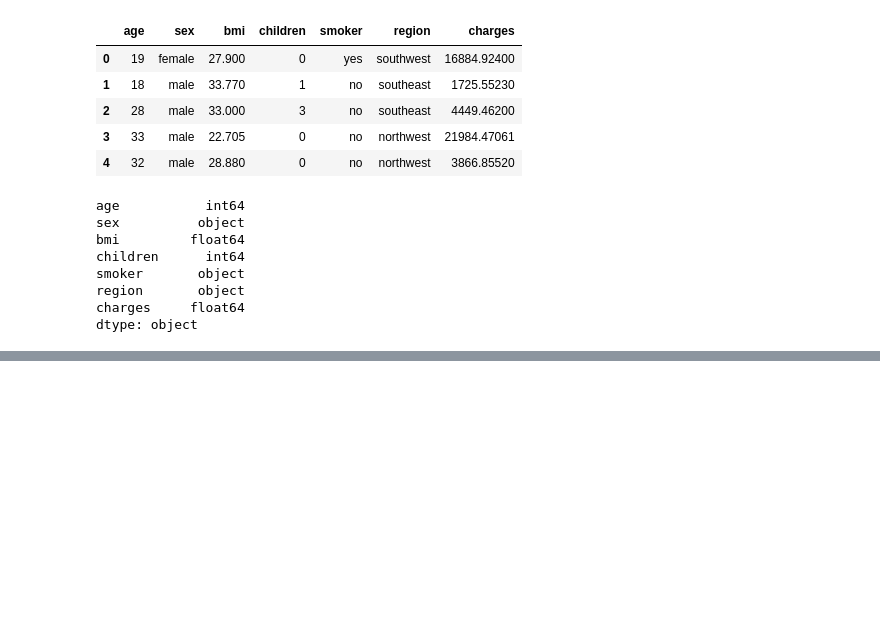
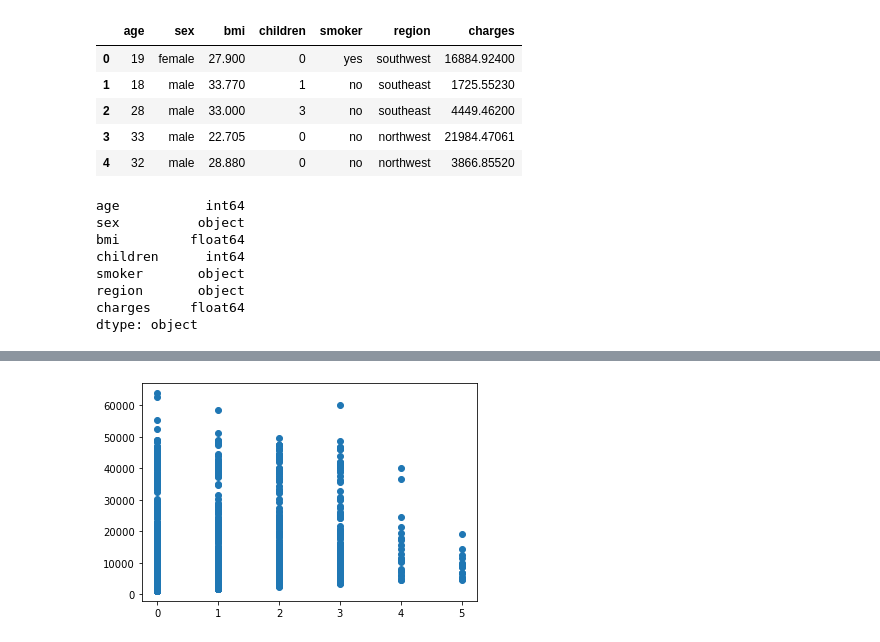
Before and after one commit to EricaEidelman/US_Medical_Insurance, a Jupyter notebook: us-medical-insurance-costs.ipynb, the cells around one changed output, grey strips where cells are left out. Saved outputs shown, nothing was run; the diff lists cells and outputs as text; code cells hidden in the pictures; blank space fills up the shorter version.

```diff
--- a/us-medical-insurance-costs.ipynb
+++ b/us-medical-insurance-costs.ipynb
@@ -52,0 +72,6 @@ for record in record:
+# %%
+# Check for relationship between number of children and charges
+plt.scatter(children, charges)
+plt.show()
+# %% [output]
+[figure, added]
```
Also changed, not shown: parts of 6 cells of this notebook.
